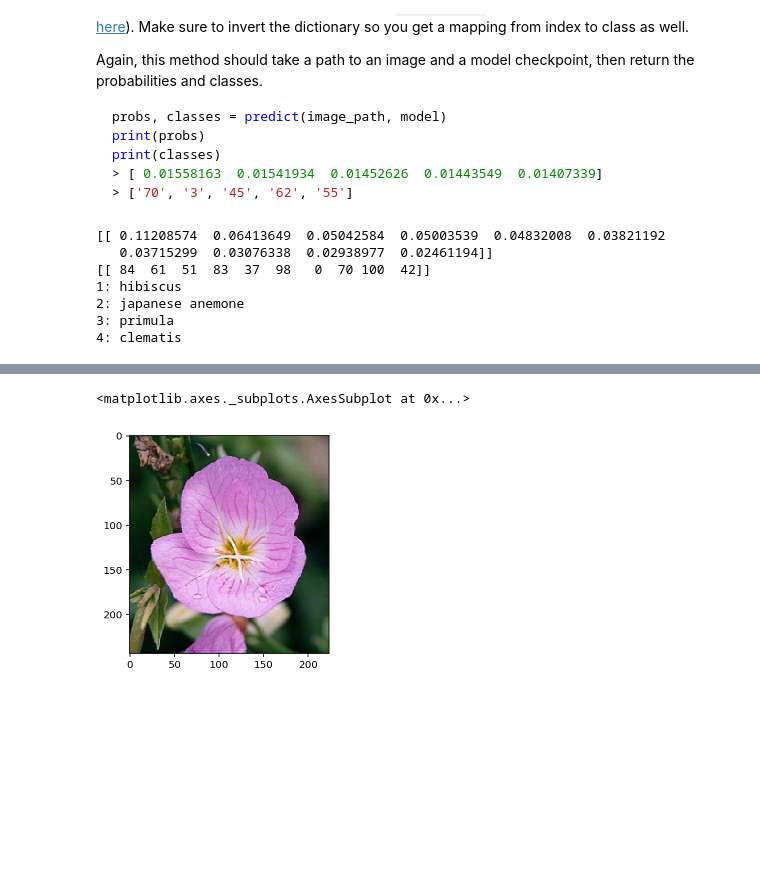
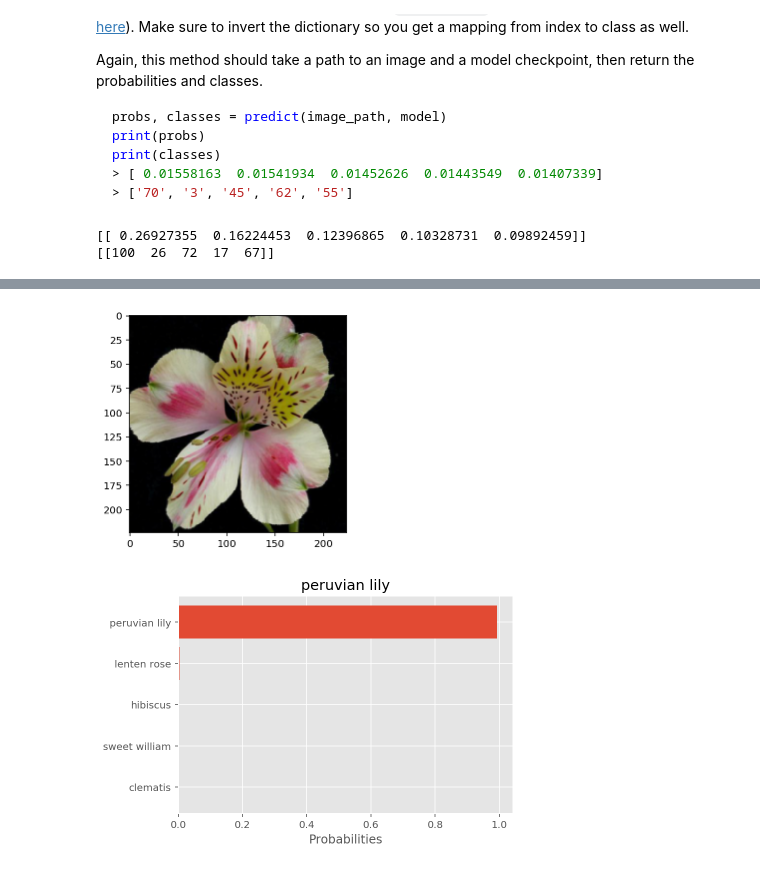
Before and after one commit to shuqairns/image_classifier, a Jupyter notebook: Image Classifier Project.ipynb, the cells around one changed output, grey strips where cells are left out. Saved outputs shown, nothing was run; the diff lists cells and outputs as text; code cells hidden in the pictures; blank space fills up the shorter version.

```diff
--- a/Image Classifier Project.ipynb
+++ b/Image Classifier Project.ipynb
@@ -440,7 +325,7 @@ def imshow(image, ax=None, title=None):
 
     # PyTorch tensors assume the color channel is the first dimension
     # but matplotlib assumes is the third dimension
-    image = image.transpose((1, 2, 0))
+    image = image.numpy().transpose((1, 2, 0))
 
     # Undo preprocessing
     mean = np.array([0.485, 0.456, 0.406])
@@ -448,7 +333,7 @@ def imshow(image, ax=None, title=None):
     image = std * image + mean
 
     # Image needs to be clipped between 0 and 1 or it looks like noise when displayed
-#     image  = np.clip(image, 0, 1)
+    image = np.clip(image, 0, 1)
 
     ax.imshow(image)
 
@@ -479,38 +364,23 @@ print(classes)
 def predict(image_path, model, topk=5):
     ''' Predict the class (or classes) of an image using a trained deep learning model.
     '''
-
     # TODO: Implement the code to predict the class from an image file
     image = process_image(image_path)
-    image = torch.from_numpy(image).float()
-    image.unsqueeze_(0)
-    image = image.to(device)
-#     model.to(device)
+    img = image.unsqueeze(0).to(device)
+    model.to(device).eval()
     with torch.no_grad():
-        logits = model.forward(image)
+        logits = model.forward(img)
     ps = torch.exp(logits)
     top_p, top_class = ps.topk(topk, dim=1)
-    return top_p.cpu().numpy(), top_class.cpu().numpy()
+    class_reverse = {v: k for k, v, in model.class_to_idx.items()}
+    return top_p.numpy(), top_class.numpy(), image, class_reverse
-# %%
-probs, classes = predict("flowers/train/1/image_06734.jpg", model, topk=10)
-print(probs)
-print(classes)
-test = classes[0][0]
-# test2 = test.cpu().numpy()
-# print(test2)
-class_reverse = {v: k for k, v, in model.class_to_idx.items()}
-print(f"1: {cat_to_name[class_reverse[classes[0][0]]]}")
-print(f"2: {cat_to_name[class_reverse[classes[0][1]]]}")
-print(f"3: {cat_to_name[class_reverse[classes[0][2]]]}")
-print(f"4: {cat_to_name[class_reverse[classes[0][3]]]}")
-# %% [output]
-[[ 0.11208574  0.06413649  0.05042584  0.05003539  0.04832008  0.03821192
-   0.03715299  0.03076338  0.02938977  0.02461194]]
-[[ 84  61  51  83  37  98   0  70 100  42]]
-1: hibiscus
-2: japanese anemone
-3: primula
-4: clematis
+# %%
+probs, classes, image, class_reverse = predict("flowers/test/30/image_03541.jpg", model, topk=5)
+print(probs)
+print(classes)
+# %% [output]
+[[ 0.26927355  0.16224453  0.12396865  0.10328731  0.09892459]]
+[[100  26  72  17  67]]
 # %% [markdown]
 ## Sanity Checking
 
@@ -519,10 +389,29 @@ Now that you can use a trained model for predictions, check to make sure it make
 <img src='assets/inference_example.png' width=300px>
 
 You can convert from the class integer encoding to actual flower names with the `cat_to_name.json` file (should have been loaded earlier in the notebook). To show a PyTorch tensor as an image, use the `imshow` function defined above.
+# %%
+def visualize(imagePath, model, topk=1):
+    probs, classes, image, class_reverse = predict(imagePath, model, topk=topk)
+    imshow(image)
+    categ = []
+    for i in range(topk):
+        categ.append(cat_to_name[class_reverse[classes[0][i]]])
+
+    plt.style.use('ggplot')
+    fig, ax = plt.subplots()
+    y_pos = np.arange(len(categ))
+
+    ax.barh(y_pos, probs[0], align='center')
+    ax.set_yticks(y_pos)
+    ax.set_yticklabels(categ)
+    ax.invert_yaxis()  # labels read top-to-bottom
+    ax.set_xlabel('Probabilities')
+    ax.set_title(categ[0])
+
+    plt.show()
 # %%
 # TODO: Display an image along with the top 5 classes
-img = process_image("flowers/train/1/image_06734.jpg")
-imshow(img)
+visualize("flowers/test/18/image_04277.jpg", model, topk=5)
 # %% [output]
-<matplotlib.axes._subplots.AxesSubplot at 0x...>
-[figure, old version]
+[figure, new version]
+[figure, added]
```
Also changed, not shown: parts of 11 cells of this notebook, 1 other file.
